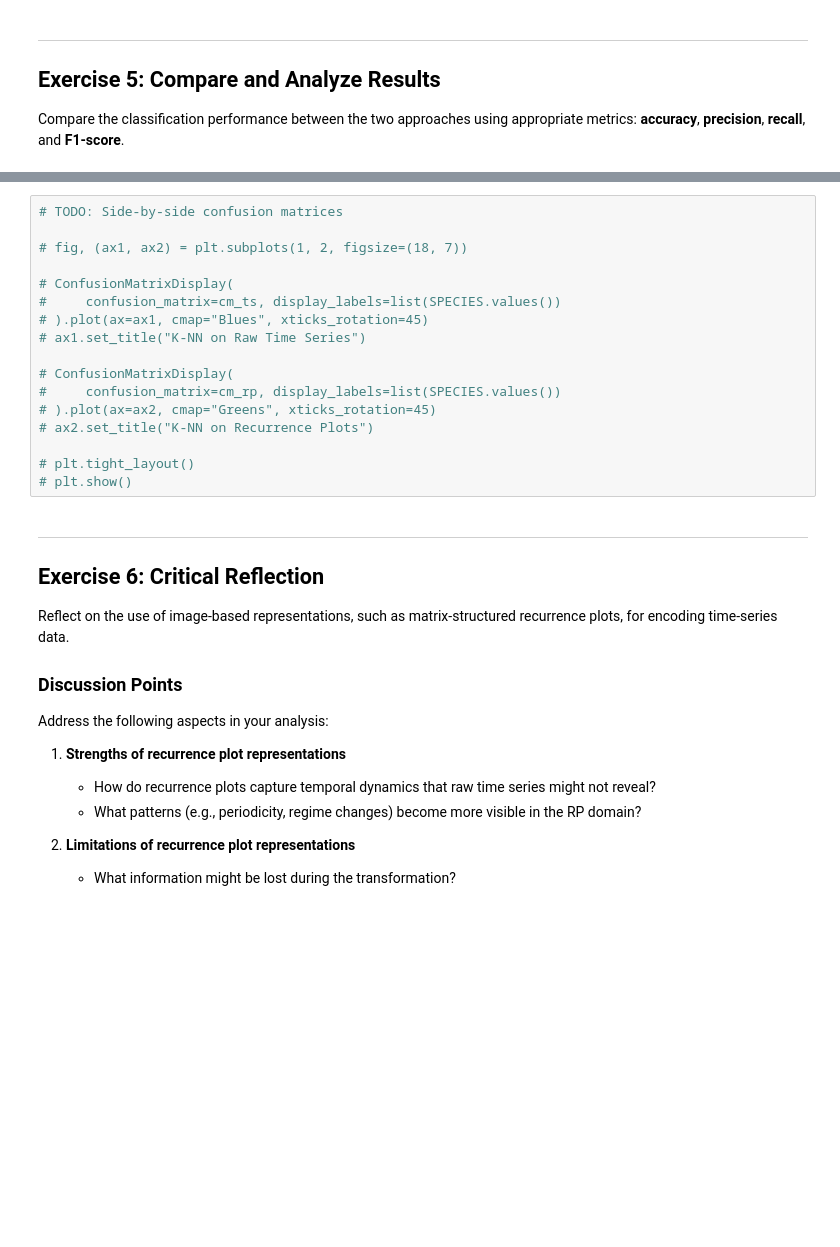
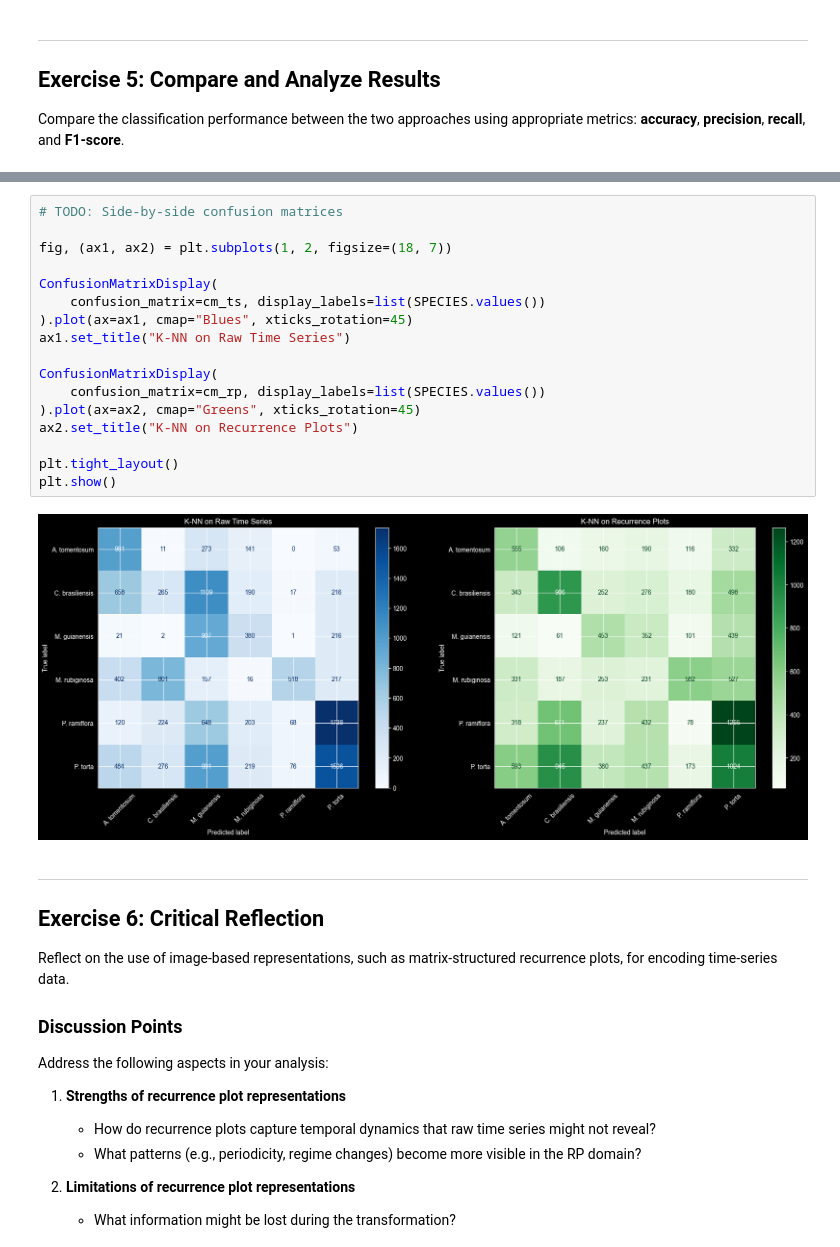
Before and after one commit to Gorkem345/Pixel-wise-Image-Classification-based-on-Time-Series-Image-Representations, a Jupyter notebook: case_notebook_with_data.ipynb, the cells around one changed output, grey strips where cells are left out. Saved outputs shown, nothing was run; the diff lists cells and outputs as text; blank space fills up the shorter version.

```diff
--- a/case_notebook_with_data.ipynb
+++ b/case_notebook_with_data.ipynb
@@ -1202,20 +1210,22 @@ def compute_metrics(y_true, y_pred):
 # %%
 # TODO: Side-by-side confusion matrices
 
-# fig, (ax1, ax2) = plt.subplots(1, 2, figsize=(18, 7))
+fig, (ax1, ax2) = plt.subplots(1, 2, figsize=(18, 7))
 
-# ConfusionMatrixDisplay(
-#     confusion_matrix=cm_ts, display_labels=list(SPECIES.values())
-# ).plot(ax=ax1, cmap="Blues", xticks_rotation=45)
-# ax1.set_title("K-NN on Raw Time Series")
+ConfusionMatrixDisplay(
+    confusion_matrix=cm_ts, display_labels=list(SPECIES.values())
+).plot(ax=ax1, cmap="Blues", xticks_rotation=45)
+ax1.set_title("K-NN on Raw Time Series")
 
-# ConfusionMatrixDisplay(
-#     confusion_matrix=cm_rp, display_labels=list(SPECIES.values())
-# ).plot(ax=ax2, cmap="Greens", xticks_rotation=45)
-# ax2.set_title("K-NN on Recurrence Plots")
+ConfusionMatrixDisplay(
+    confusion_matrix=cm_rp, display_labels=list(SPECIES.values())
+).plot(ax=ax2, cmap="Greens", xticks_rotation=45)
+ax2.set_title("K-NN on Recurrence Plots")
 
-# plt.tight_layout()
-# plt.show()
+plt.tight_layout()
+plt.show()
+# %% [output]
+[figure, added]
 # %% [markdown]
 ---
 ## Exercise 6: Critical Reflection
```
Also changed, not shown: parts of 2 cells of this notebook.
